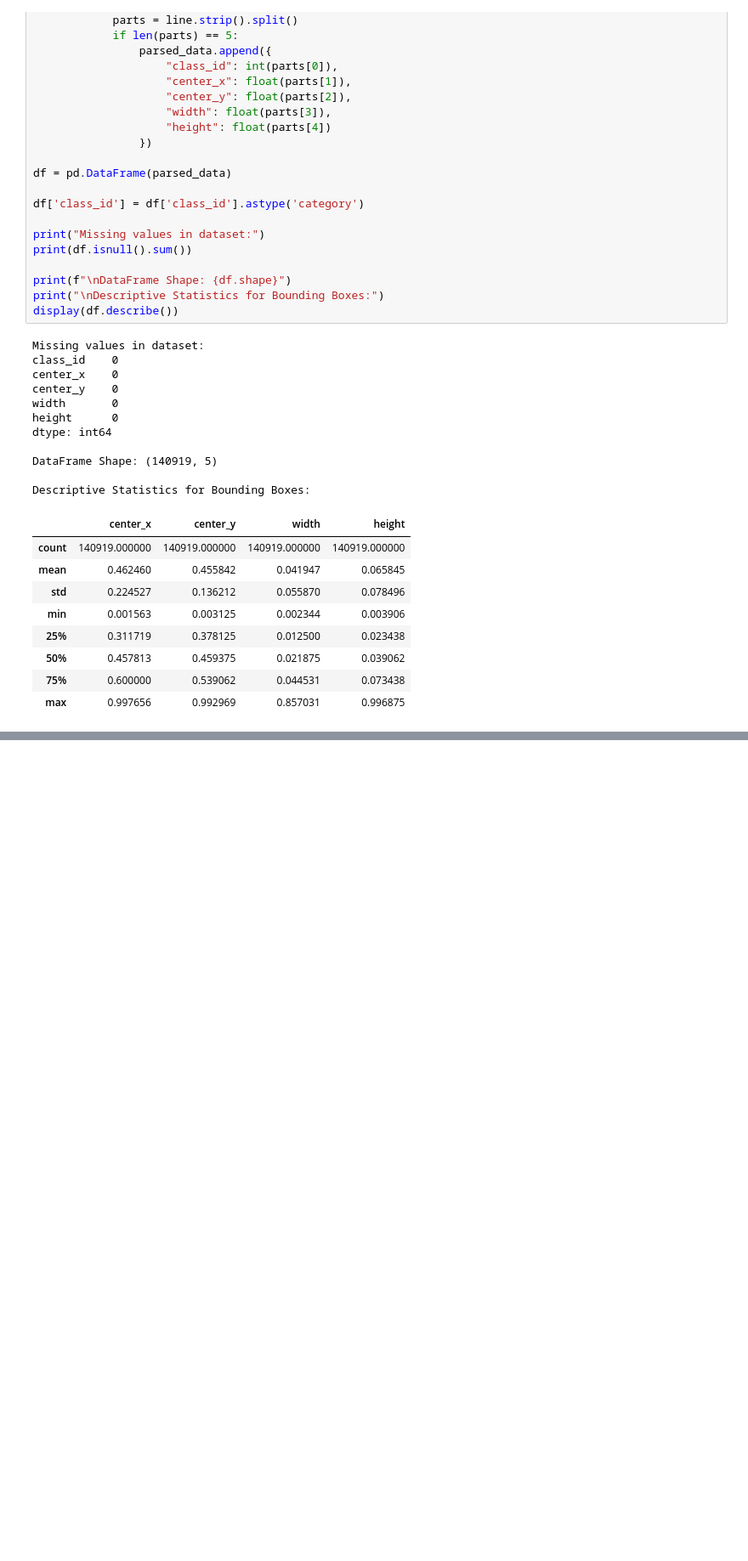
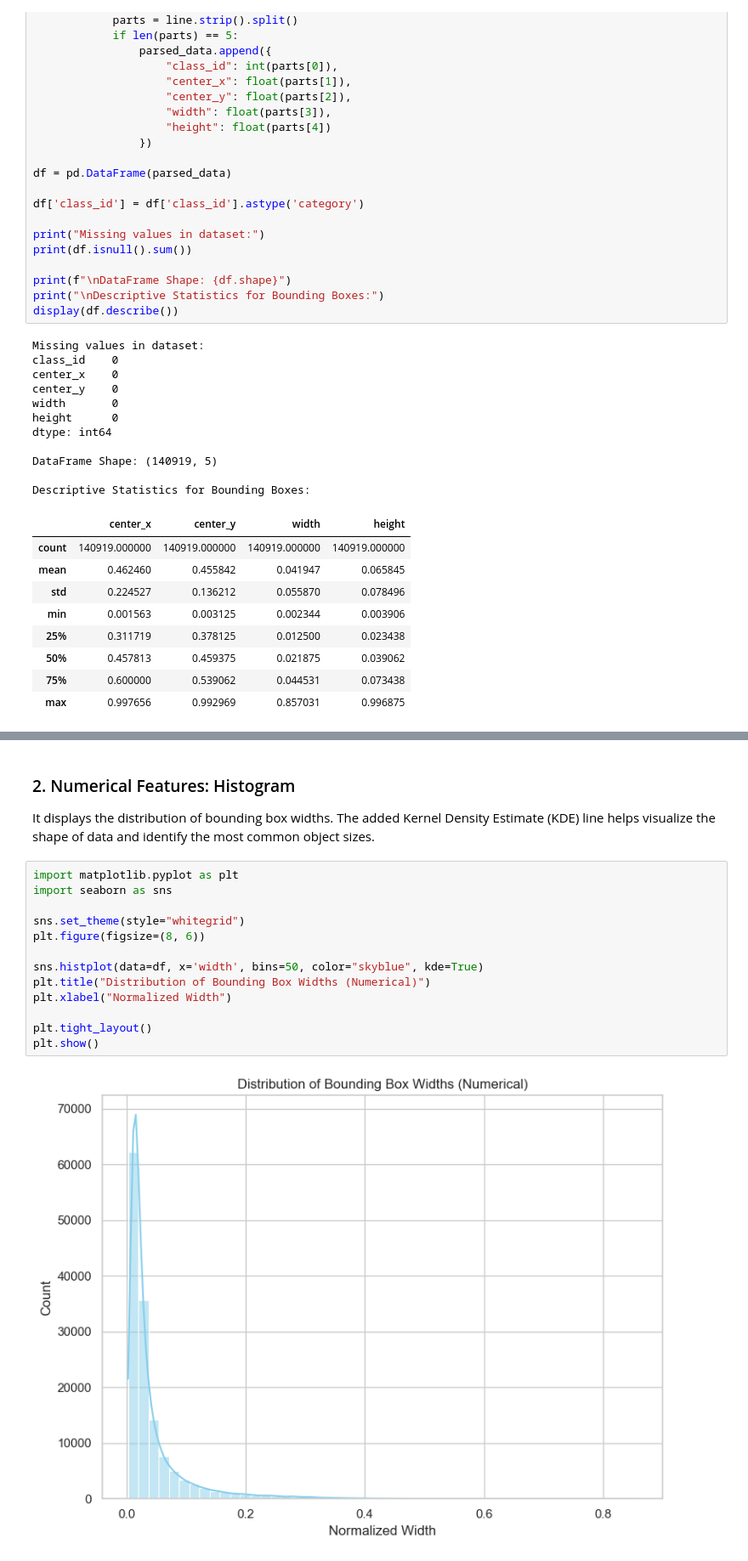
Before and after one commit to MuhammadTayyab76/traffic-detection, a Jupyter notebook: notebooks/Phase-I.ipynb, the cells around one changed output, grey strips where cells are left out. Shown at 85% size. Cells and saved outputs as stored; diff of their text form; blank space fills up the shorter version.

```diff
--- a/notebooks/Phase-I.ipynb
+++ b/notebooks/Phase-I.ipynb
@@ -153,0 +144,18 @@ Pairplot
+# %% [markdown]
+### 2. Numerical Features: Histogram
+It displays the distribution of bounding box widths. The added Kernel Density Estimate (KDE) line helps visualize the shape of data and identify the most common object sizes.
+# %%
+import matplotlib.pyplot as plt
+import seaborn as sns
+
+sns.set_theme(style="whitegrid")
+plt.figure(figsize=(8, 6))
+
+sns.histplot(data=df, x='width', bins=50, color="skyblue", kde=True)
+plt.title("Distribution of Bounding Box Widths (Numerical)")
+plt.xlabel("Normalized Width")
+
+plt.tight_layout()
+plt.show()
+# %% [output]
+[figure, added]
```
Also changed, not shown: parts of 11 cells of this notebook.
